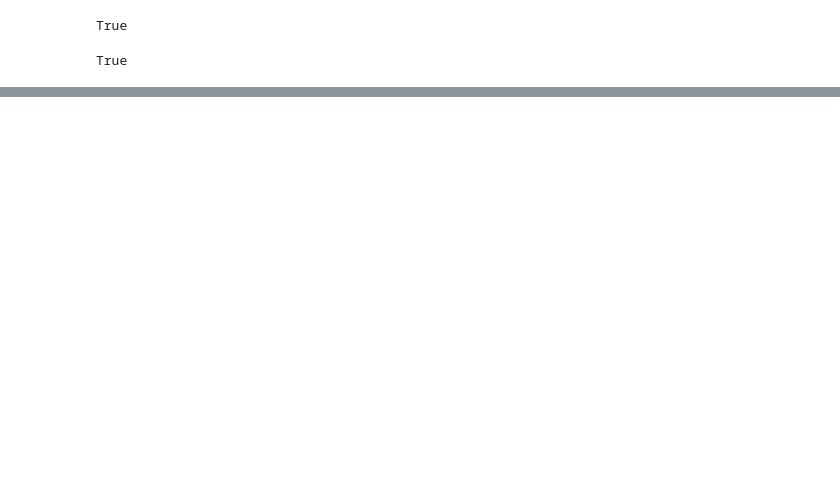
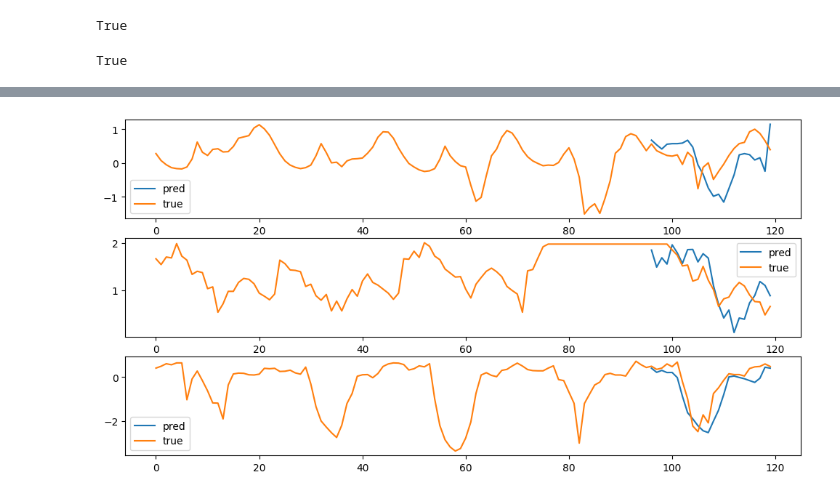
Before and after one commit to benhsampson/autoformer, a Jupyter notebook: autoformer.ipynb, the cells around one changed output, grey strips where cells are left out. Cells and saved outputs as stored; diff of their text form; code cells hidden in the pictures; blank space fills up the shorter version.

```diff
--- a/autoformer.ipynb
+++ b/autoformer.ipynb
@@ -49,3 +57 @@ class LayerNorm(nn.Module):
         return x_hat - bias
-# %%
-df_raw = pd.read_csv('data/AusAntidiabeticDrug.csv')
@@ -358,15 +369,10 @@ True
 # %%
 class AutoCorrelationLayer(nn.Module):
     def __init__(self, attention: nn.Module, D: int, nH: int):
-        '''
-        :param D: Dimension of the input and output vectors.
-        :param nH: Number of heads.
-        :param c: Constant used in AutoCorrelation.
-        '''
         super().__init__()
 
         dQK = D // nH
-        dV  = D // nH
+        dV = D // nH
 
         self.query_projection = nn.Linear(D, dQK * nH)
         self.key_projection = nn.Linear(D, dQK * nH)
@@ -379,10 +385,10 @@ class AutoCorrelationLayer(nn.Module):
 
     def forward(
         self,
-        queries: Tensor, # (B, L, D)
-        keys: Tensor, # (B, S, D)
-        values: Tensor, # (B, L, D)
-        # attn_mask: Tensor
+        queries: Tensor,  # (B, L, D)
+        keys: Tensor,  # (B, S, D)
+        values: Tensor,  # (B, L, D)
+        attn_mask=None,
     ) -> Tensor:
         B, L, D = queries.shape
         _, S, _ = keys.shape
@@ -396,7 +402,8 @@ class AutoCorrelationLayer(nn.Module):
         keys = self.key_projection(keys).view(B, S, nH, -1)
         values = self.value_projection(values).view(B, S, nH, -1)
 
-        out, attn = self.attention(queries, keys, values).view(B, L, -1)
+        out, attn = self.attention(queries, keys, values)
+        out = out.view(B, L, -1)
         out = self.out_projection(out)
 
         return out, attn
@@ -531,0 +1030,29 @@ class Autoformer(nn.Module):
+# %%
+TARGET = 0
+
+model.eval()
+
+with torch.no_grad():
+    batch_x, batch_x_mark, batch_y, batch_y_mark = next(iter(train_loader))
+    batch_y_pred, batch_y_true = predict(
+        model, batch_x, batch_x_mark, batch_y, batch_y_mark, cfg.len_label, cfg.len_pred, target=None
+    )
+    batch_y_pred = batch_y_pred.detach().numpy()
+    batch_y_true = batch_y_true.detach().numpy()
+
+    idx = np.random.randint(0, len(batch_y_pred), size=3)
+    y_pred = batch_y_pred[idx, :, TARGET]
+    y_true = np.concatenate((batch_x[idx, :, TARGET], batch_y_true[idx, :, TARGET]), axis=1)
+
+    fig, ax = plt.subplots(3, 1, figsize=(12, 6))
+    true_range = range(cfg.len_seq + cfg.len_pred)
+    pred_range = range(cfg.len_seq, cfg.len_seq + cfg.len_pred)
+    for i in range(3):
+        ax[i].plot(pred_range, y_pred[i], label='pred')
+        ax[i].plot(true_range, y_true[i], label='true')
+        ax[i].legend()
+    fig.show()
+
+model.train();
+# %% [output]
+[figure, added]
```
Also changed, not shown: parts of 20 cells of this notebook, 23 other files.
